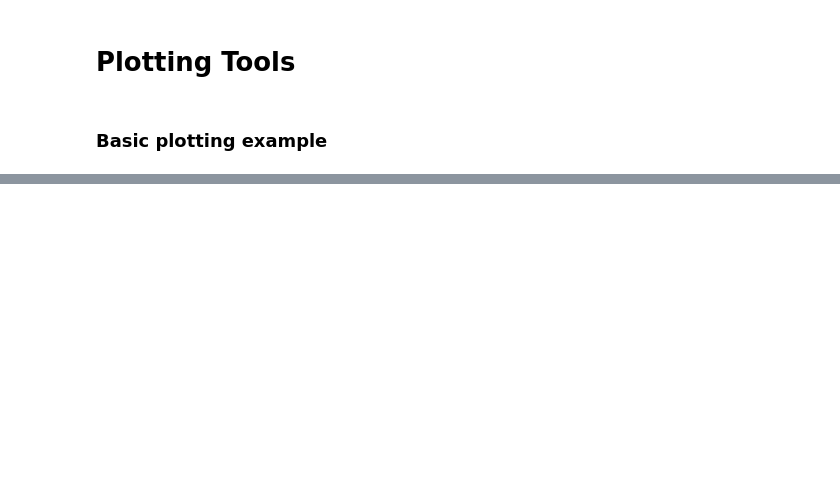
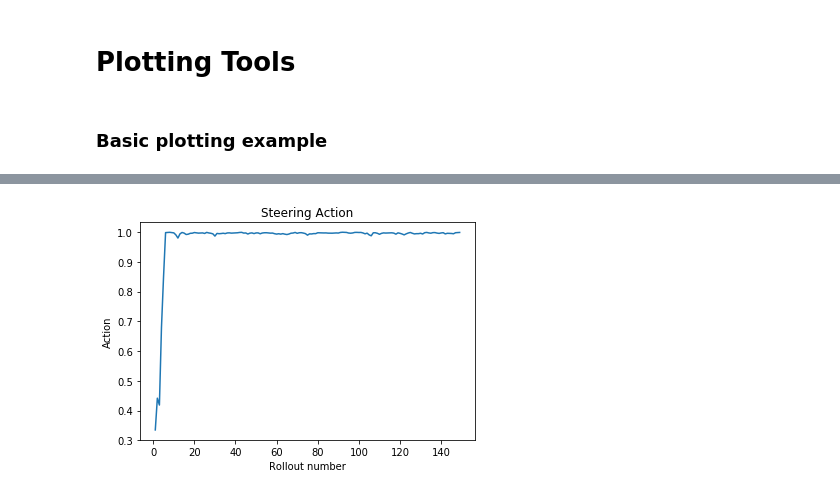
Before and after one commit to azeng97/avdrift, a Jupyter notebook: ws/src/drift_agent/rl/handful-of-trials/plotter.ipynb, the cells around one changed output, grey strips where cells are left out. Drawn from its saved outputs; the diff is of its cells as text; code cells hidden in the pictures; blank space fills up the shorter version.

```diff
--- a/ws/src/drift_agent/rl/handful-of-trials/plotter.ipynb
+++ b/ws/src/drift_agent/rl/handful-of-trials/plotter.ipynb
@@ -58,0 +59,17 @@ dict_keys(['__version__', '__header__', 'observations', '__globals__', 'rewards'
+# %%
+actions = []
+for subdir in os.listdir(log_dir):
+    data = loadmat(os.path.join(log_dir, subdir, "logs.mat"))
+    if data["actions"].shape[1] >= min_num_trials:
+        actions.append(data["actions"][0][:min_num_trials])
+actions = np.array(rewards)
+actions = [reward[0][:-1] for reward in rewards[0]]
+# Plot result
+plt.figure()
+plt.plot(np.arange(1, len(actions[-2])+1), actions[-2])
+plt.title("Steering Action")
+plt.xlabel("Rollout number")
+plt.ylabel("Action")
+plt.show()
+# %% [output]
+[figure, added]
```
Also changed, not shown: parts of 3 cells of this notebook, 4 other files.
